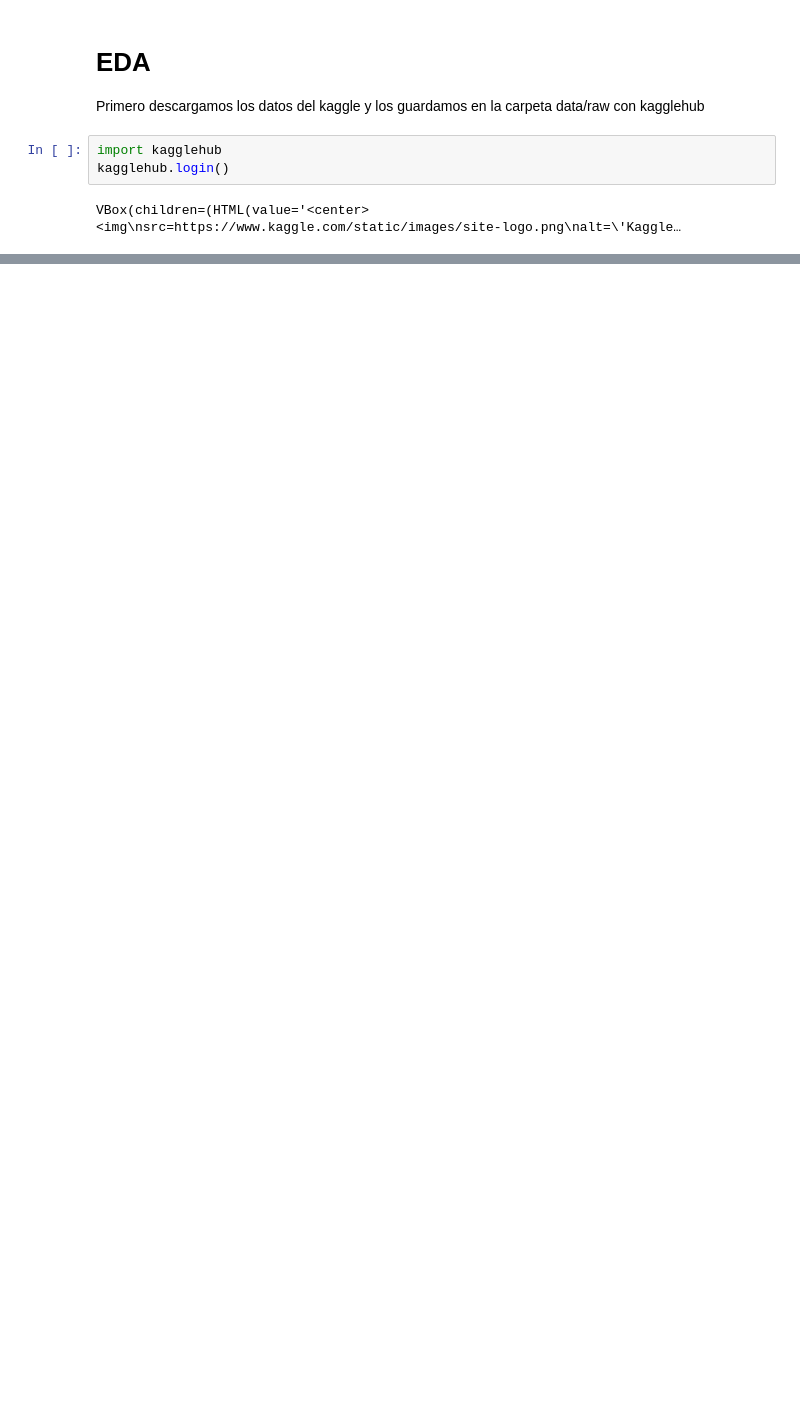
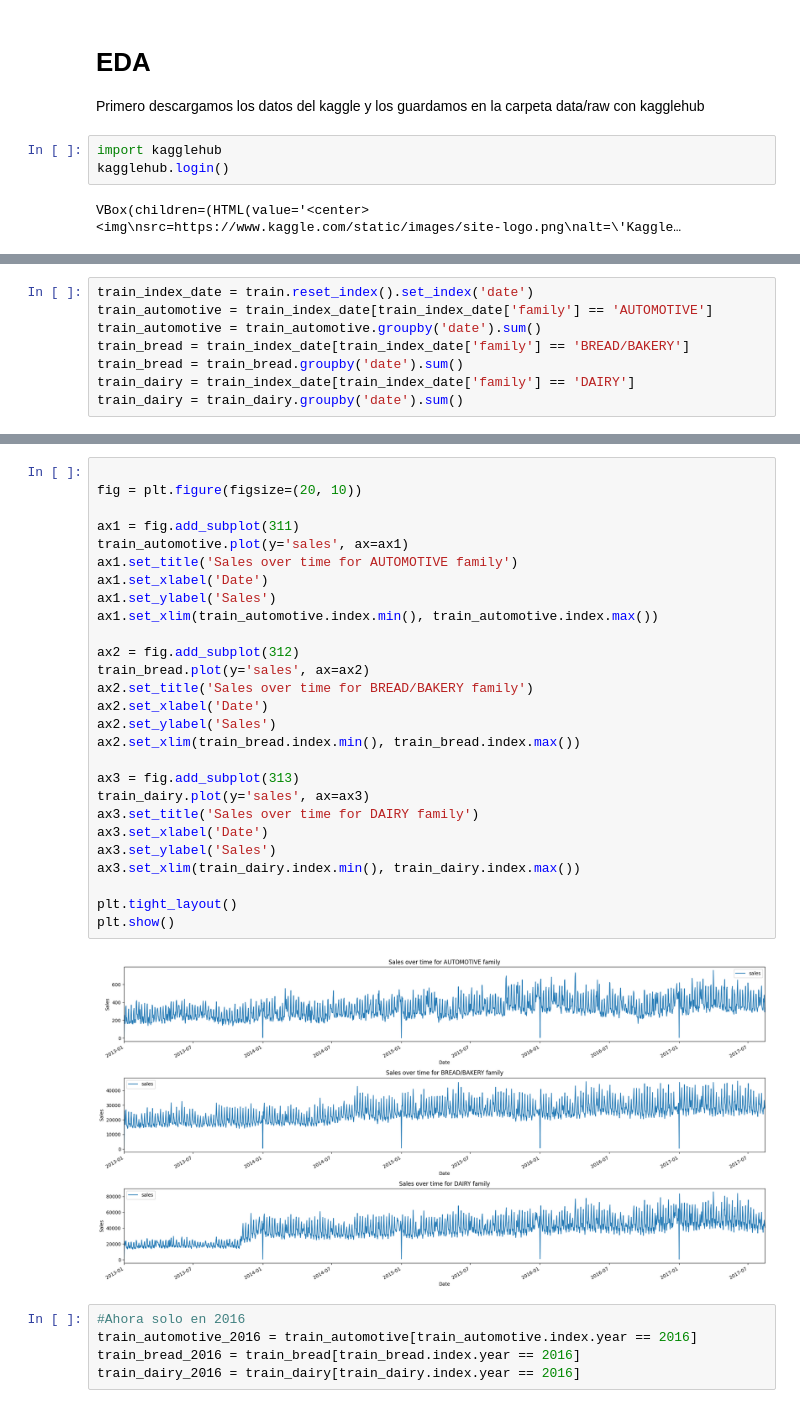
Before and after one commit to Felisuco092/Store_Sales_Time_Series_Forecasting, a Jupyter notebook: notebooks/01_eda.ipynb, the cells around one changed output, grey strips where cells are left out. Cells and saved outputs as stored; diff of their text form; blank space fills up the shorter version.

```diff
--- a/notebooks/01_eda.ipynb
+++ b/notebooks/01_eda.ipynb
@@ -28,0 +130,8 @@ os.path.abspath(os.path.join(os.getcwd(), 'data', 'raw'))
+# %%
+train_index_date = train.reset_index().set_index('date')
+train_automotive = train_index_date[train_index_date['family'] == 'AUTOMOTIVE']
+train_automotive = train_automotive.groupby('date').sum()
+train_bread = train_index_date[train_index_date['family'] == 'BREAD/BAKERY']
+train_bread = train_bread.groupby('date').sum()
+train_dairy = train_index_date[train_index_date['family'] == 'DAIRY']
+train_dairy = train_dairy.groupby('date').sum()
@@ -28,0 +149,34 @@ os.path.abspath(os.path.join(os.getcwd(), 'data', 'raw'))
+# %%
+
+fig = plt.figure(figsize=(20, 10))
+
+ax1 = fig.add_subplot(311)
+train_automotive.plot(y='sales', ax=ax1)
+ax1.set_title('Sales over time for AUTOMOTIVE family')
+ax1.set_xlabel('Date')
+ax1.set_ylabel('Sales')
+ax1.set_xlim(train_automotive.index.min(), train_automotive.index.max())
+
+ax2 = fig.add_subplot(312)
+train_bread.plot(y='sales', ax=ax2)
+ax2.set_title('Sales over time for BREAD/BAKERY family')
+ax2.set_xlabel('Date')
+ax2.set_ylabel('Sales')
+ax2.set_xlim(train_bread.index.min(), train_bread.index.max())
+
+ax3 = fig.add_subplot(313)
+train_dairy.plot(y='sales', ax=ax3)
+ax3.set_title('Sales over time for DAIRY family')
+ax3.set_xlabel('Date')
+ax3.set_ylabel('Sales')
+ax3.set_xlim(train_dairy.index.min(), train_dairy.index.max())
+
+plt.tight_layout()
+plt.show()
+# %% [output]
+[figure, added]
+# %%
+#Ahora solo en 2016
+train_automotive_2016 = train_automotive[train_automotive.index.year == 2016]
+train_bread_2016 = train_bread[train_bread.index.year == 2016]
+train_dairy_2016 = train_dairy[train_dairy.index.year == 2016]
```
Also changed, not shown: parts of 21 cells of this notebook.
